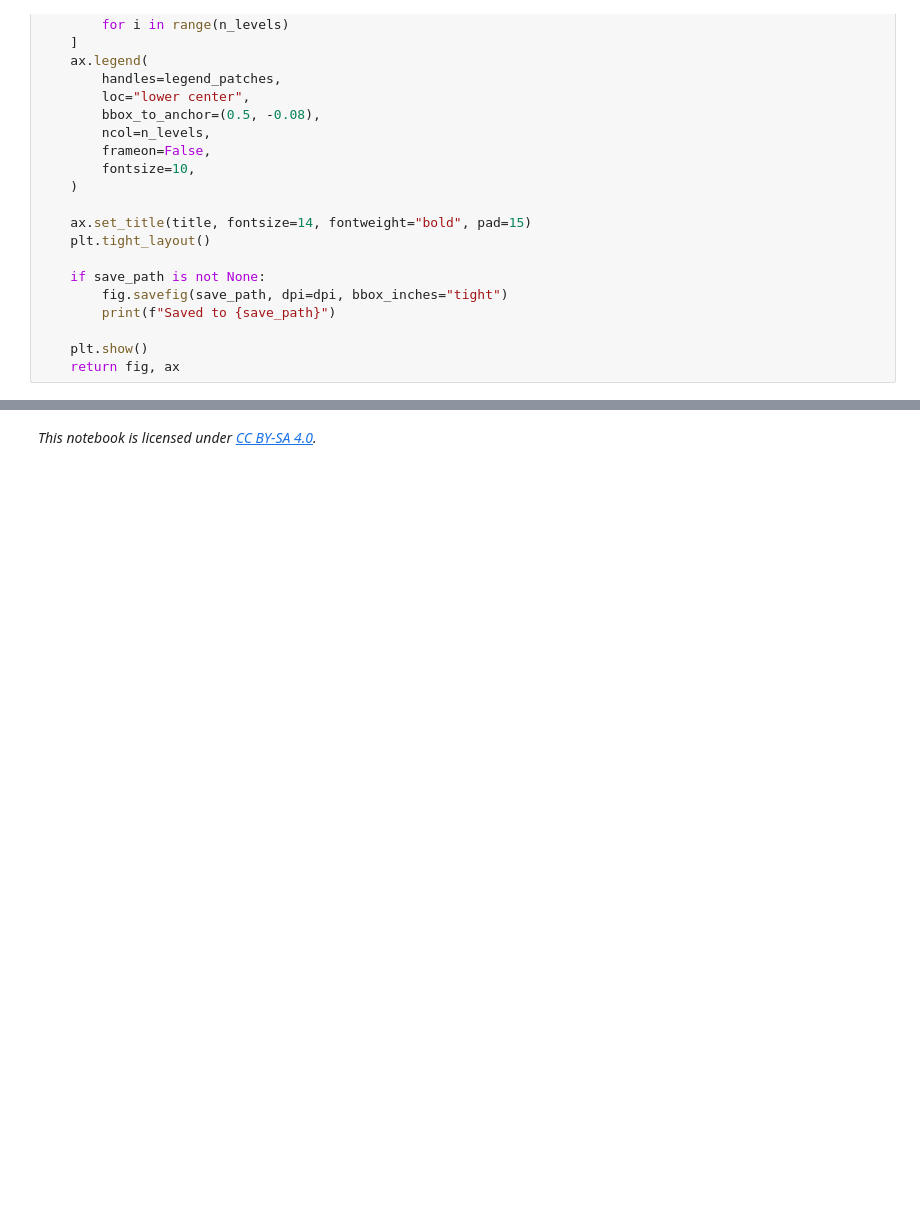
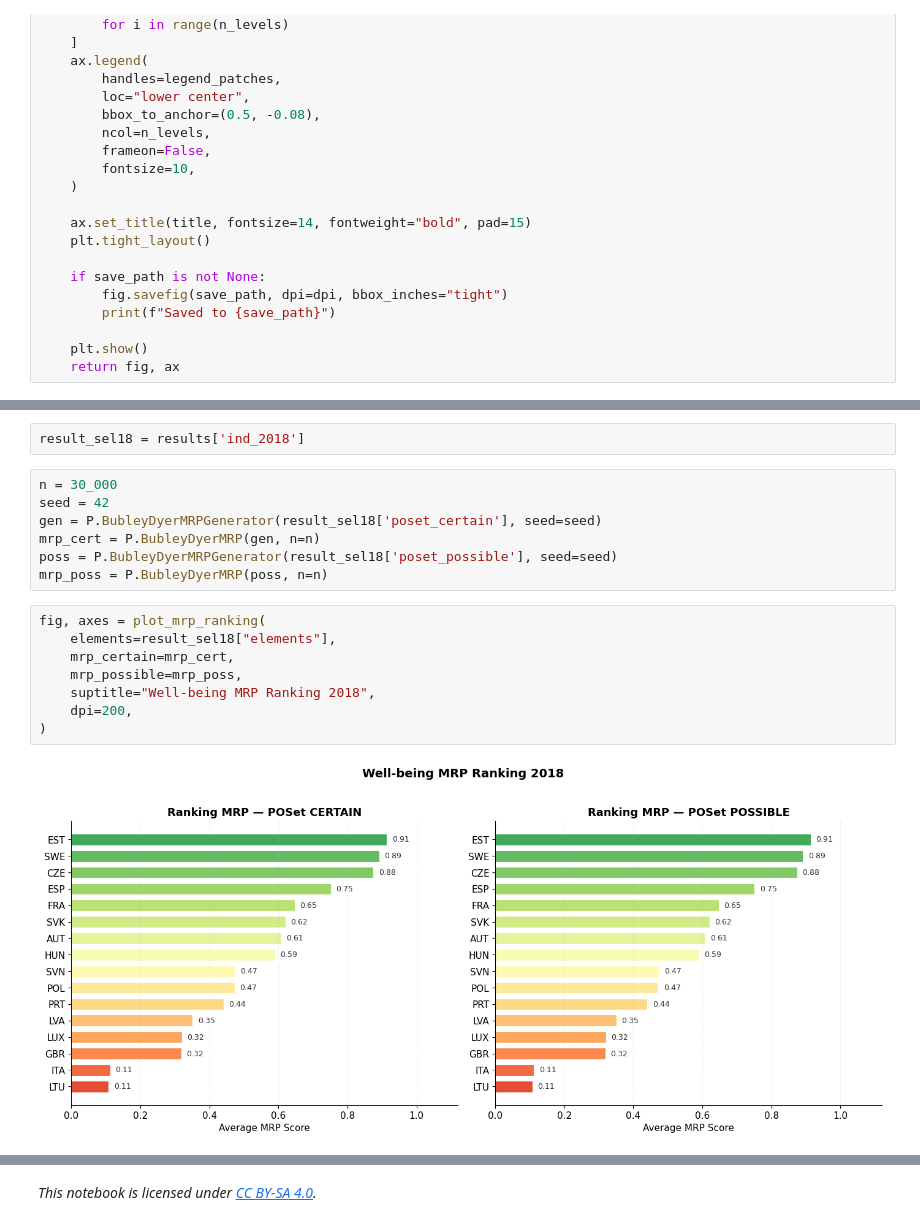
Before and after one commit to MarcoManduca/child_well-being, a Jupyter notebook: notebooks/060_Poset_analysis.ipynb, the cells around one changed output, grey strips where cells are left out. Saved outputs shown, nothing was run; the diff lists cells and outputs as text; blank space fills up the shorter version.

```diff
--- a/notebooks/060_Poset_analysis.ipynb
+++ b/notebooks/060_Poset_analysis.ipynb
@@ -345,0 +349,19 @@ fig, ax = plot_profile_heatmap(
+# %%
+result_sel18 = results['ind_2018']
+# %%
+n = 30_000
+seed = 42
+gen = P.BubleyDyerMRPGenerator(result_sel18['poset_certain'], seed=seed)
+mrp_cert = P.BubleyDyerMRP(gen, n=n)
+poss = P.BubleyDyerMRPGenerator(result_sel18['poset_possible'], seed=seed)
+mrp_poss = P.BubleyDyerMRP(poss, n=n)
+# %%
+fig, axes = plot_mrp_ranking(
+    elements=result_sel18["elements"],
+    mrp_certain=mrp_cert,
+    mrp_possible=mrp_poss,
+    suptitle="Well-being MRP Ranking 2018",
+    dpi=200,
+)
+# %% [output]
+[figure, added]
```
Also changed, not shown: parts of 14 cells of this notebook.
